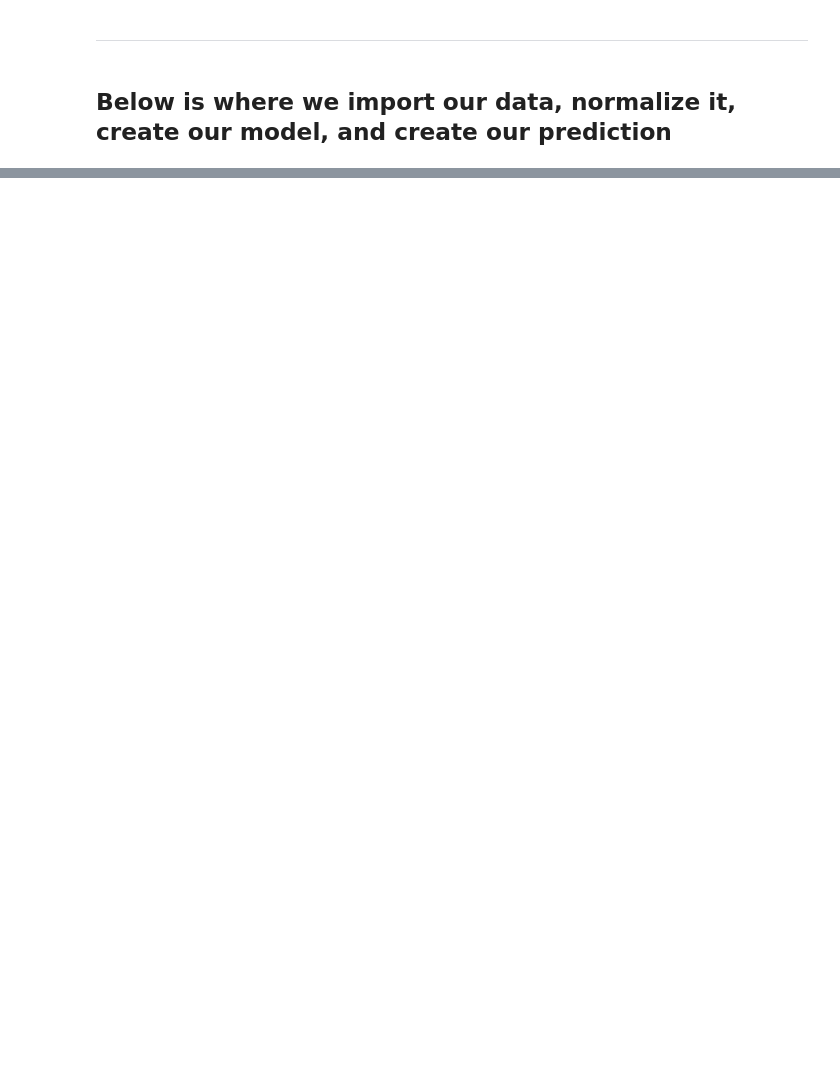
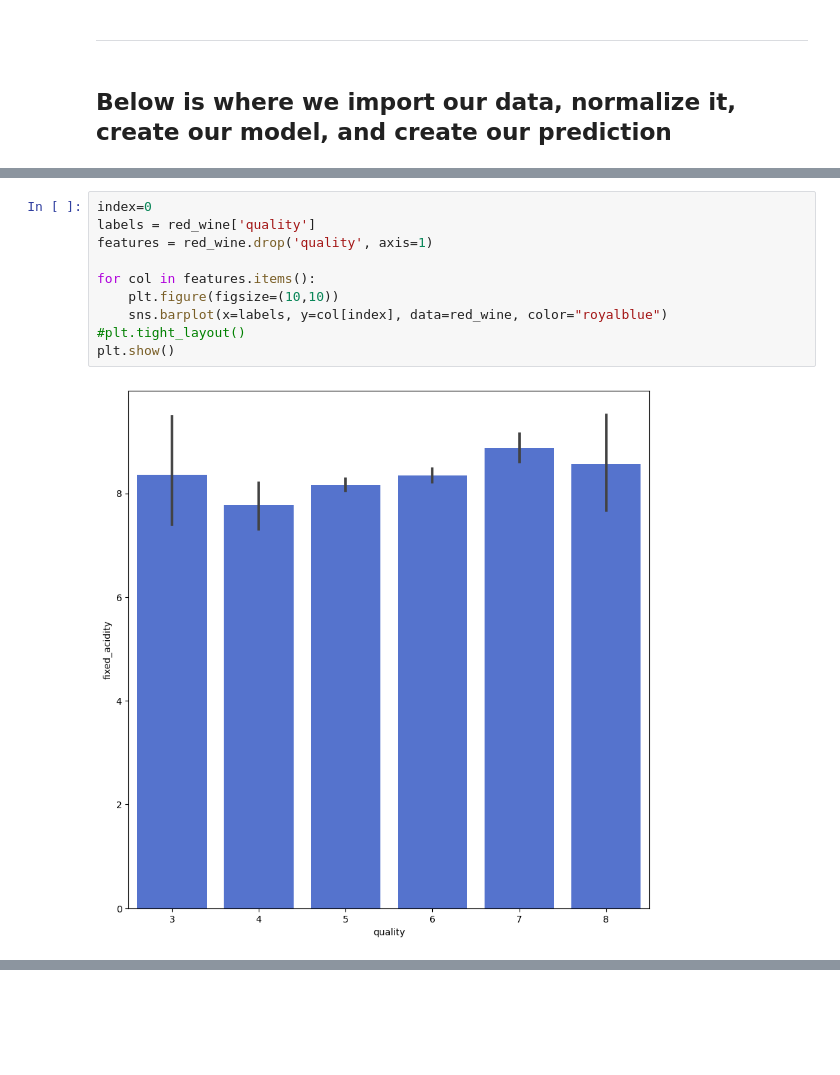
Before and after one commit to robsaye/C964_Capstone_Wine_Classification, a Jupyter notebook: C964_Capstone_Wine_Predictor.ipynb, the cells around one changed output, grey strips where cells are left out. Drawn from its saved outputs; the diff is of its cells as text; blank space fills up the shorter version.

```diff
--- a/C964_Capstone_Wine_Predictor.ipynb
+++ b/C964_Capstone_Wine_Predictor.ipynb
@@ -57,0 +167,12 @@ white_wine
+# %%
+index=0
+labels = red_wine['quality']
+features = red_wine.drop('quality', axis=1)
+
+for col in features.items():
+    plt.figure(figsize=(10,10))
+    sns.barplot(x=labels, y=col[index], data=red_wine, color="royalblue")
+#plt.tight_layout()
+plt.show()
+# %% [output]
+[figure, added]
```
Also changed, not shown: parts of 78 cells of this notebook, 1 other file.
